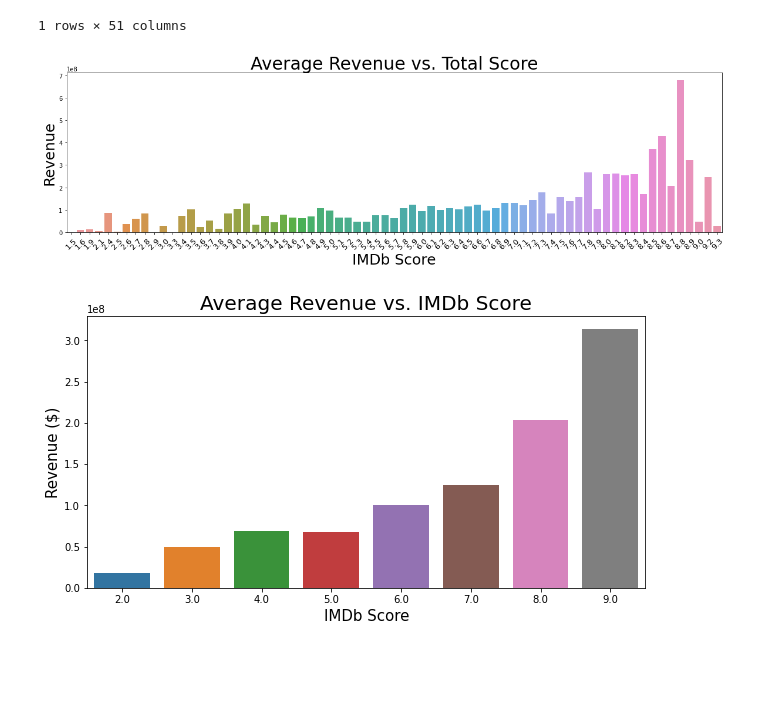
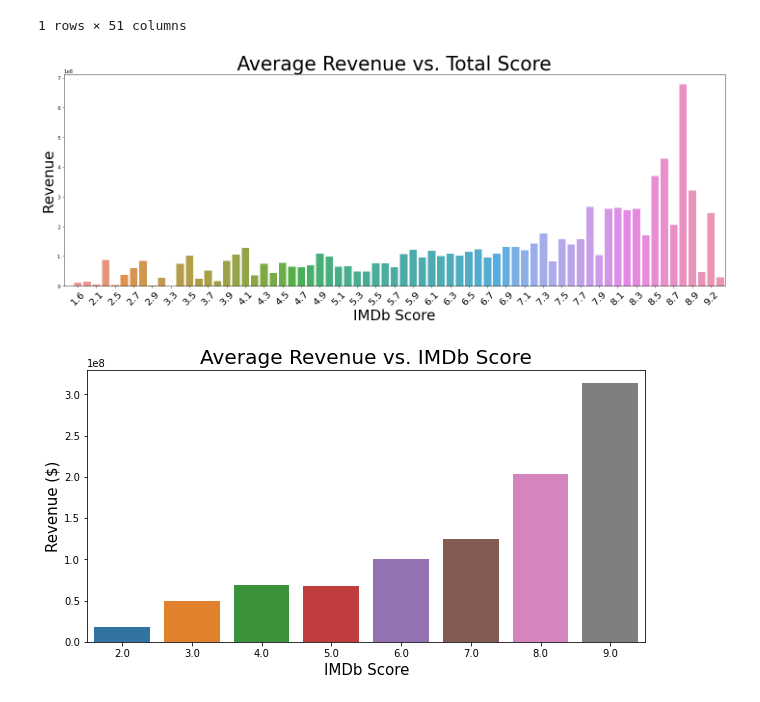
Before and after one commit to nolanarendt/IMDb-Revenue-Predictions, a Jupyter notebook: code/IMDb_EDA.ipynb, the cells around one changed output. Saved outputs shown, nothing was run; the diff lists cells and outputs as text; code cells hidden in the pictures; blank space fills up the shorter version.

```diff
--- a/code/IMDb_EDA.ipynb
+++ b/code/IMDb_EDA.ipynb
@@ -106,17 +114,20 @@ revenue_df[(revenue_df['imdb_score'] < 3.5) & (revenue_df['director_score'] < 4)
 revenue_df['rounded_score_one'] = revenue_df['imdb_score'].round(1)
 revenue_df['rounded_score_whole'] = revenue_df['imdb_score'].round()
 # %%
-plt.figure(figsize = (20, 5))
+plt.figure(figsize = (20, 8))
 
 average_rev = revenue_df.groupby("rounded_score_one").revenue.mean()
 sns.barplot(average_rev.index, average_rev.values)
 
-plt.title("Average Revenue vs. Total Score", size = 30)
-plt.xlabel("IMDb Score", size = 25)
-plt.xticks(size = 13, rotation = 45)
-plt.ylabel("Revenue", size = 25);
+plt.title("Average Revenue vs. Total Score", size = 40)
+plt.xlabel("IMDb Score", size = 30)
+plt.xticks((np.arange(1, 71, step=2)), size = 20, rotation = 45)
+plt.ylabel("Revenue", size = 30);
+plt.tight_layout();
+
+plt.savefig("../images/revenue_totalscore_decimal.png")
 # %% [output]
-[figure, old version]
+[figure, new version]
 # %%
 plt.figure(figsize = (10, 5))
 
```
Also changed, not shown: parts of 15 cells of this notebook, 10 other files.
